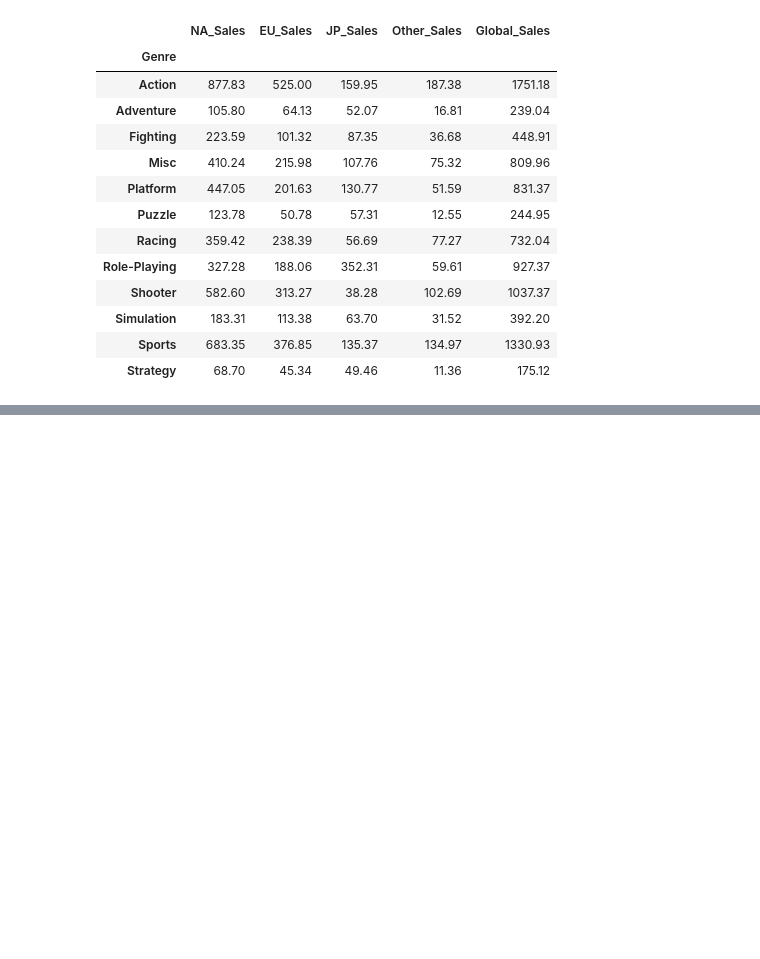
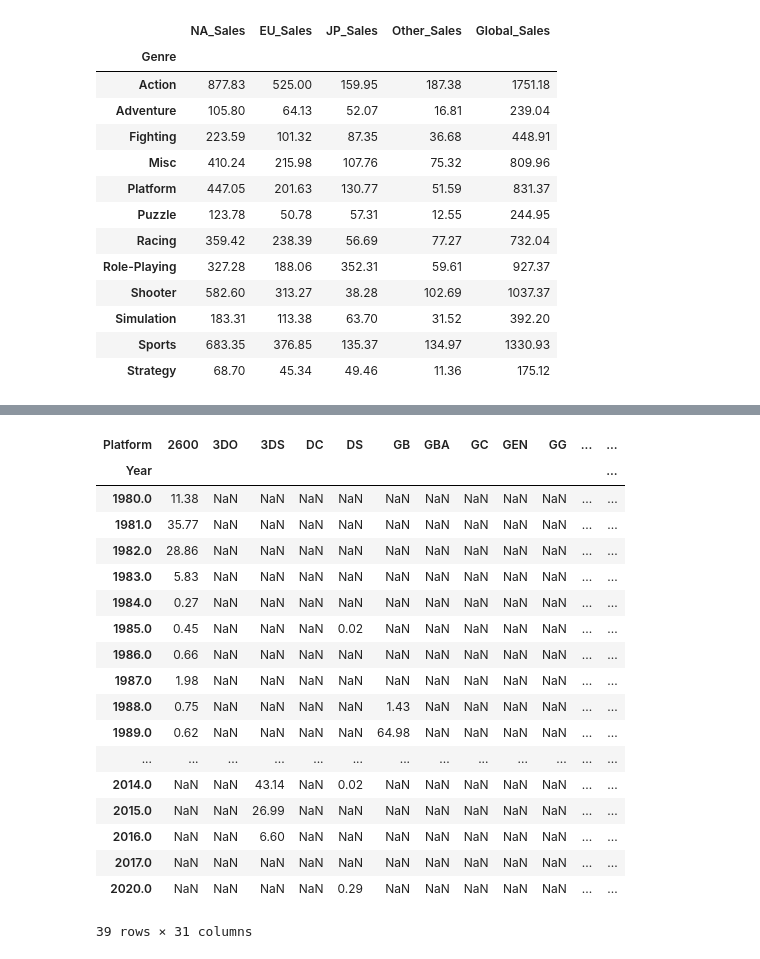
Before and after one commit to jordanarlan/UC-Berkeley-DS100, a Jupyter notebook: Week 2/Pandas III Notes.ipynb, the cells around one changed output, grey strips where cells are left out. Drawn from its saved outputs; the diff is of its cells as text; code cells hidden in the pictures; blank space fills up the shorter version.

Commit message:
finished pandas III lab

```diff
--- a/Week 2/Pandas III Notes.ipynb
+++ b/Week 2/Pandas III Notes.ipynb
@@ -59,0 +136,24 @@ sales[["Genre", "NA_Sales", "EU_Sales", "JP_Sales", "Other_Sales", "Global_Sales
+# %%
+# The `pivot_table` method is used to generate a Pandas pivot table
+import numpy as np
+sales.pivot_table(index = "Year", columns = "Platform", values = "Global_Sales", aggfunc = np.sum)
+# %% [output]
+| Platform | 2600 | 3DO | 3DS | DC | DS | GB | GBA | GC | GEN | GG | ... | ... |
+| Year |  |  |  |  |  |  |  |  |  |  |  | ... |
+| 1980.0 | 11.38 | NaN | NaN | NaN | NaN | NaN | NaN | NaN | NaN | NaN | ... | ... |
+| 1981.0 | 35.77 | NaN | NaN | NaN | NaN | NaN | NaN | NaN | NaN | NaN | ... | ... |
+| 1982.0 | 28.86 | NaN | NaN | NaN | NaN | NaN | NaN | NaN | NaN | NaN | ... | ... |
+| 1983.0 | 5.83 | NaN | NaN | NaN | NaN | NaN | NaN | NaN | NaN | NaN | ... | ... |
+| 1984.0 | 0.27 | NaN | NaN | NaN | NaN | NaN | NaN | NaN | NaN | NaN | ... | ... |
+| 1985.0 | 0.45 | NaN | NaN | NaN | 0.02 | NaN | NaN | NaN | NaN | NaN | ... | ... |
+| 1986.0 | 0.66 | NaN | NaN | NaN | NaN | NaN | NaN | NaN | NaN | NaN | ... | ... |
+| 1987.0 | 1.98 | NaN | NaN | NaN | NaN | NaN | NaN | NaN | NaN | NaN | ... | ... |
+| 1988.0 | 0.75 | NaN | NaN | NaN | NaN | 1.43 | NaN | NaN | NaN | NaN | ... | ... |
+| 1989.0 | 0.62 | NaN | NaN | NaN | NaN | 64.98 | NaN | NaN | NaN | NaN | ... | ... |
+| ... | ... | ... | ... | ... | ... | ... | ... | ... | ... | ... | ... | ... |
+| 2014.0 | NaN | NaN | 43.14 | NaN | 0.02 | NaN | NaN | NaN | NaN | NaN | ... | ... |
+| 2015.0 | NaN | NaN | 26.99 | NaN | NaN | NaN | NaN | NaN | NaN | NaN | ... | ... |
+| 2016.0 | NaN | NaN | 6.60 | NaN | NaN | NaN | NaN | NaN | NaN | NaN | ... | ... |
+| 2017.0 | NaN | NaN | NaN | NaN | NaN | NaN | NaN | NaN | NaN | NaN | ... | ... |
+| 2020.0 | NaN | NaN | NaN | NaN | 0.29 | NaN | NaN | NaN | NaN | NaN | ... | ... |
+39 rows × 31 columns
```
Also changed, not shown: parts of 5 cells of this notebook.
